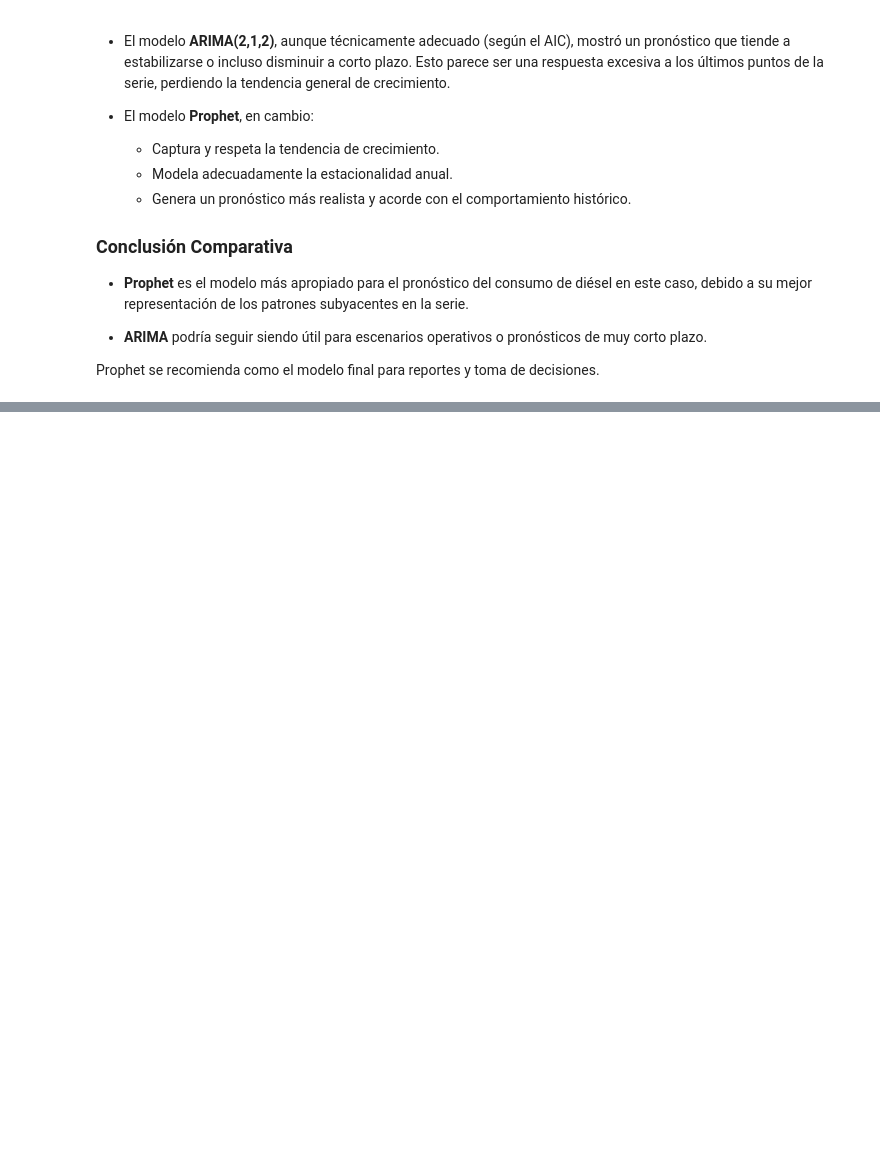
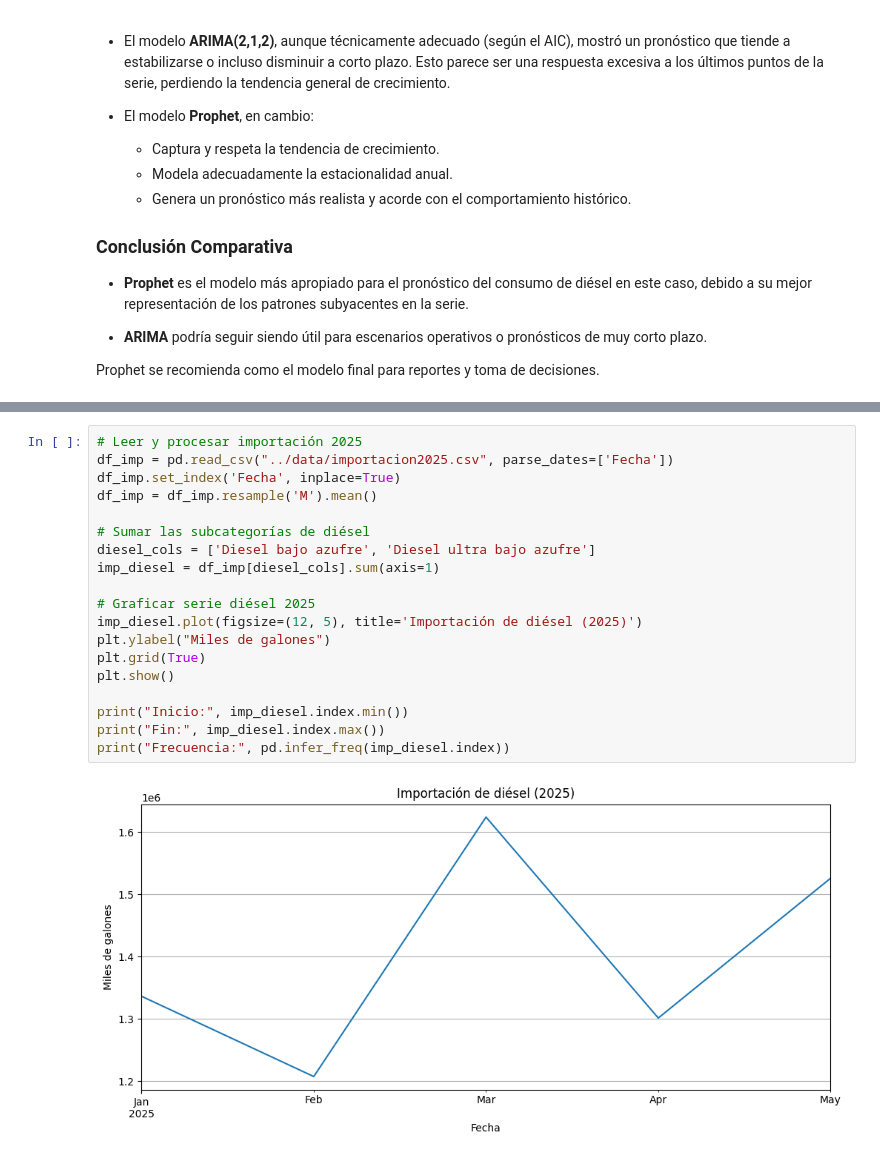
Before and after one commit to DanielDubon/DS_TimeSeries, a Jupyter notebook: notebooks/DieselNotebook.ipynb, the cells around one changed output, grey strips where cells are left out. Saved outputs shown, nothing was run; the diff lists cells and outputs as text; blank space fills up the shorter version.

```diff
--- a/notebooks/DieselNotebook.ipynb
+++ b/notebooks/DieselNotebook.ipynb
@@ -361,0 +366,21 @@ Prophet se recomienda como el modelo final para reportes y toma de decisiones.
+# %%
+# Leer y procesar importación 2025
+df_imp = pd.read_csv("../data/importacion2025.csv", parse_dates=['Fecha'])
+df_imp.set_index('Fecha', inplace=True)
+df_imp = df_imp.resample('M').mean()
+
+# Sumar las subcategorías de diésel
+diesel_cols = ['Diesel bajo azufre', 'Diesel ultra bajo azufre']
+imp_diesel = df_imp[diesel_cols].sum(axis=1)
+
+# Graficar serie diésel 2025
+imp_diesel.plot(figsize=(12, 5), title='Importación de diésel (2025)')
+plt.ylabel("Miles de galones")
+plt.grid(True)
+plt.show()
+
+print("Inicio:", imp_diesel.index.min())
+print("Fin:", imp_diesel.index.max())
+print("Frecuencia:", pd.infer_freq(imp_diesel.index))
+# %% [output]
+[figure, added]
```
Also changed, not shown: parts of 7 cells of this notebook, 1 other file.
